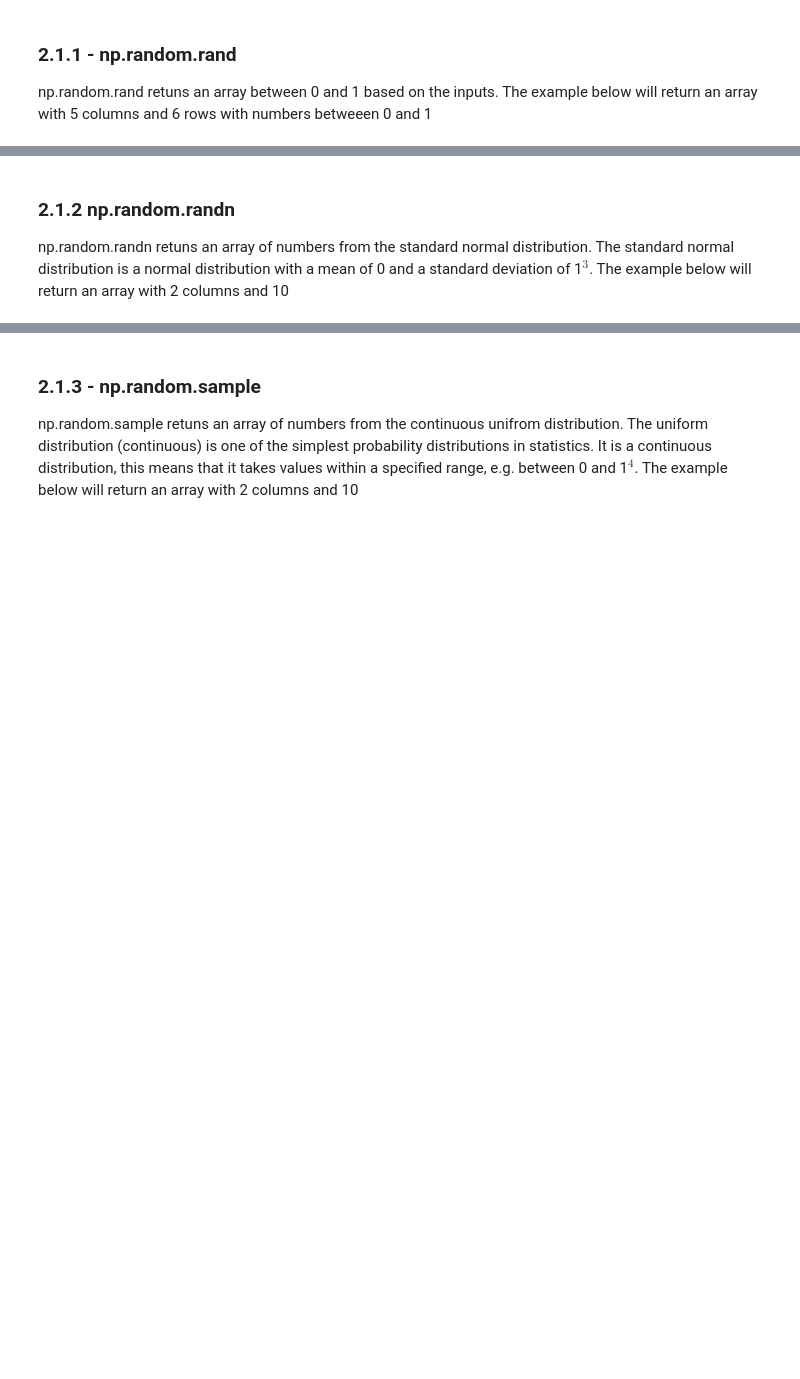
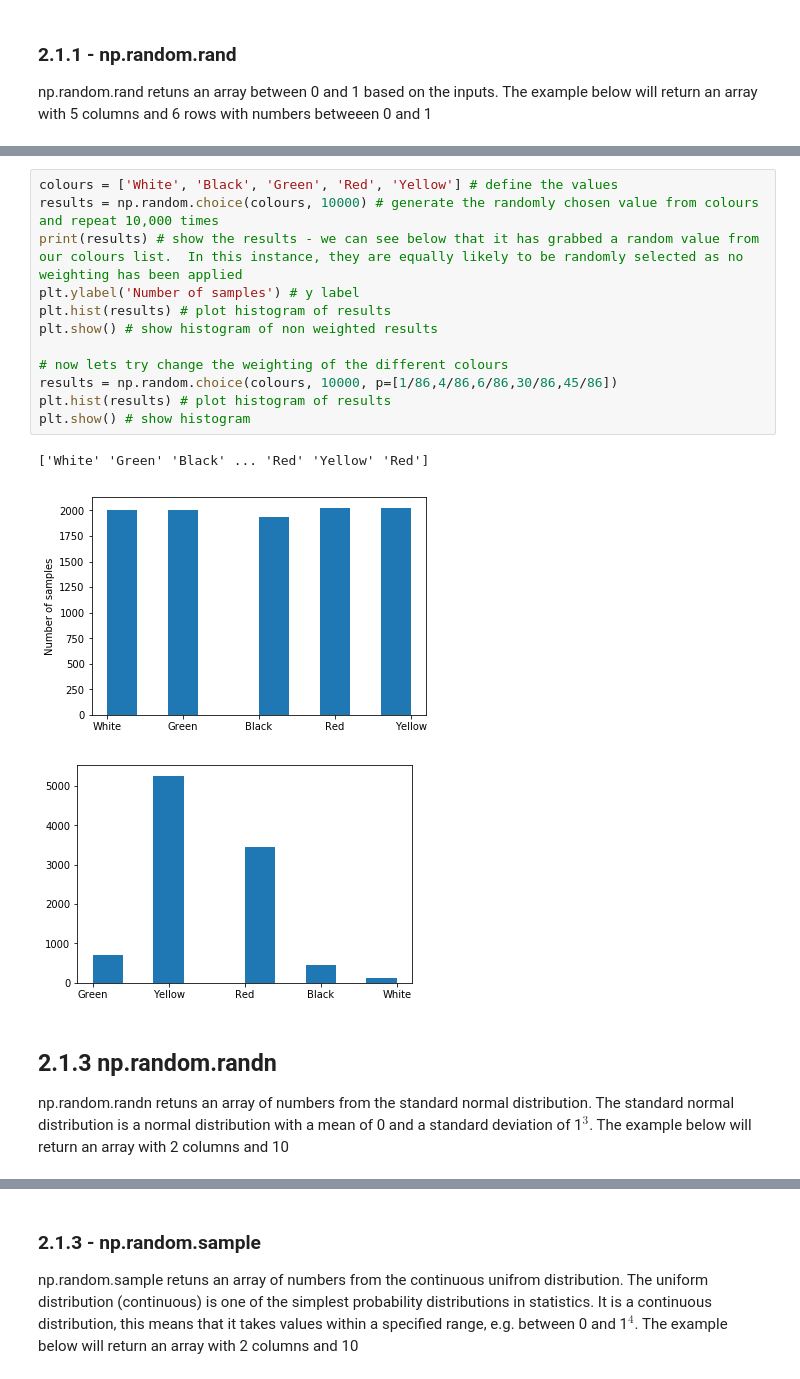
Before and after one commit to davidobrien1/practical-assignments, a Jupyter notebook: numpy-random.ipynb, the cells around one changed output, grey strips where cells are left out. Cells and saved outputs as stored; diff of their text form; blank space fills up the shorter version.

Commit message:
added numpy.random.choice function

```diff
--- a/numpy-random.ipynb
+++ b/numpy-random.ipynb
@@ -55,5 +74,21 @@ array([[0.02262684, 0.21208309, 0.0726712 , 0.81684136, 0.8219398 ,
+# %%
+colours = ['White', 'Black', 'Green', 'Red', 'Yellow'] # define the values
+results = np.random.choice(colours, 10000) # generate the randomly chosen value from colours and repeat 10,000 times
+print(results) # show the results - we can see below that it has grabbed a random value from our colours list.  In this instance, they are equally likely to be randomly selected as no weighting has been applied
+plt.ylabel('Number of samples') # y label
+plt.hist(results) # plot histogram of results
+plt.show() # show histogram of non weighted results
+
+# now lets try change the weighting of the different colours
+results = np.random.choice(colours, 10000, p=[1/86,4/86,6/86,30/86,45/86])
+plt.hist(results) # plot histogram of results
+plt.show() # show histogram
+# %% [output]
+['White' 'Green' 'Black' ... 'Red' 'Yellow' 'Red']
+[figure, added]
+[figure, added]
 # %% [markdown]
-### 2.1.2 np.random.randn
+## 2.1.3 np.random.randn
 np.random.randn retuns an array of numbers from the standard normal distribution.  The standard normal distribution is a normal distribution with a mean of 0 and a standard deviation of 1$^{3}$.  The example below will return an array with 2 columns and 10
 # %%
 # generate an array of random numbers with 2 rows and102 columns that
```
Also changed, not shown: parts of 21 cells of this notebook.
